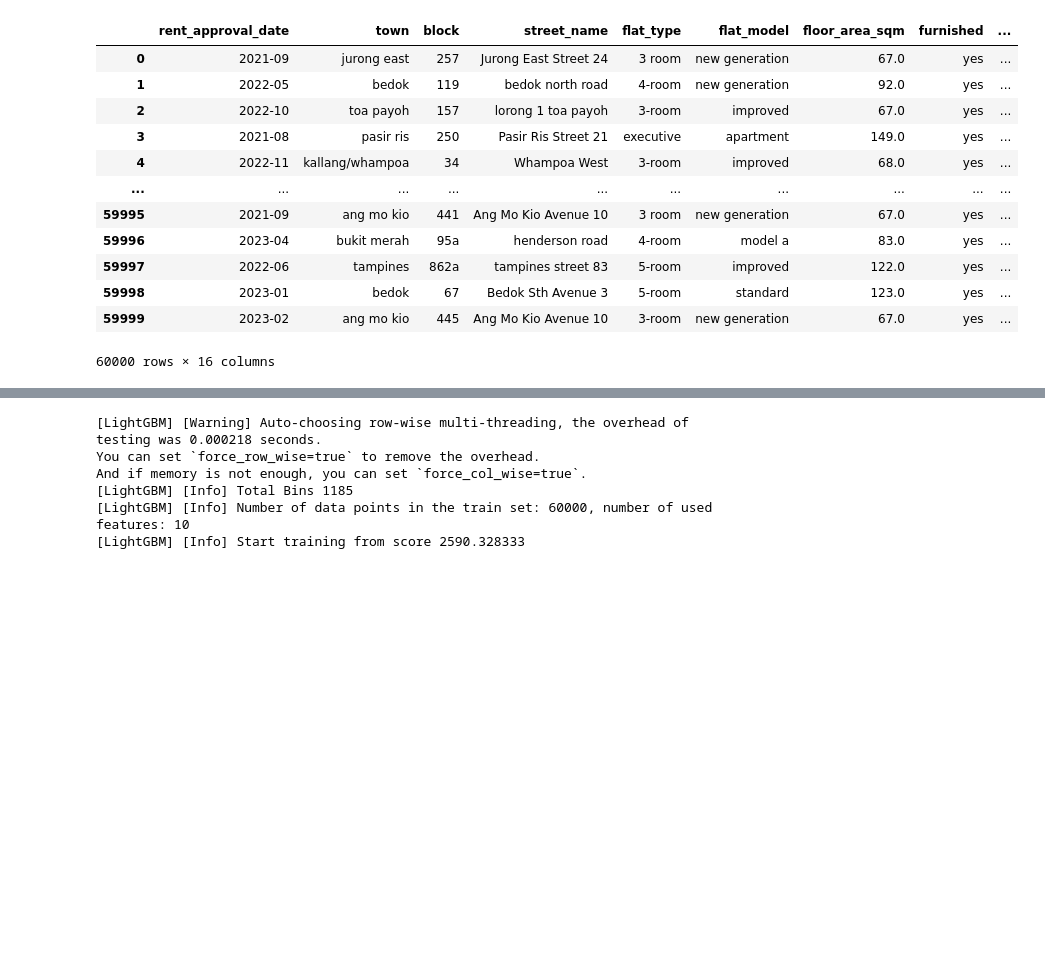
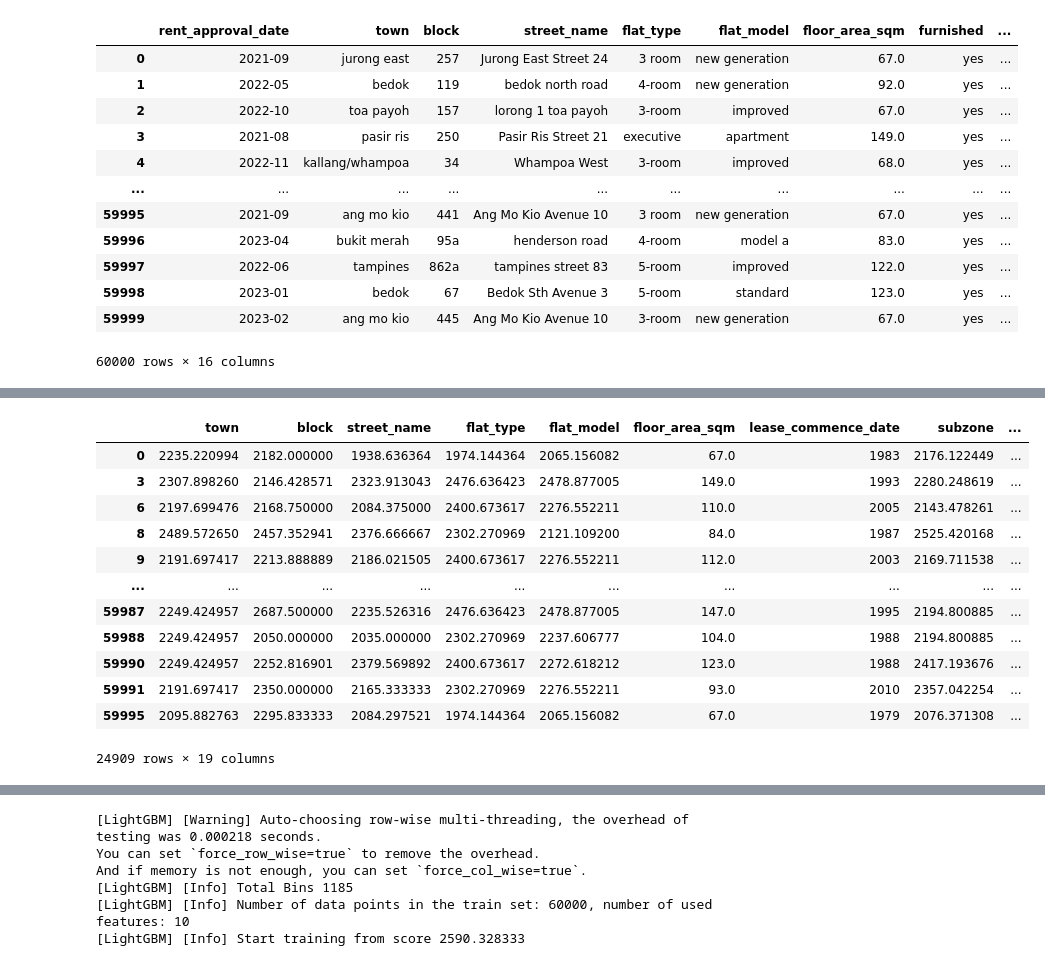
Before and after one commit to Concyclics/NUS-CS5228-project, a Jupyter notebook: predict_with_KNN_feature.ipynb, the cells around one changed output, grey strips where cells are left out. Saved outputs shown, nothing was run; the diff lists cells and outputs as text; code cells hidden in the pictures; blank space fills up the shorter version.

```diff
--- a/predict_with_KNN_feature.ipynb
+++ b/predict_with_KNN_feature.ipynb
@@ -115,58 +115,58 @@ df_train['flat_type'] = df_train['flat_type'].str.replace('-', ' ')
 df_train['flat_model'] = df_train['flat_model'].str.replace('-', ' ')
 # %%
 #map all categorical variables to the mean of monthly rent
-def category_map_mean(df_origin):
+def category_map_mean(df_origin, df_train_):
     df = df_origin.copy()
     #map town decrease order
-    grouby_town = df_train.groupby('town')['monthly_rent'].mean()
+    grouby_town = df_train_.groupby('town')['monthly_rent'].mean()
     town_map = grouby_town.index
     town_map_dict = {town_map[i]: grouby_town[town_map[i]] for i in range(len(town_map))}
     df['town'] = df['town'].apply(lambda x: town_map_dict[x] if x in town_map_dict else -1)
 
     #map block decrease order
-    grouby_block = df_train.groupby('block')['monthly_rent'].mean()
+    grouby_block = df_train_.groupby('block')['monthly_rent'].mean()
     block_map = grouby_block.index
     block_map_dict = {block_map[i]: grouby_block[block_map[i]] for i in range(len(block_map))}
     df['block'] = df['block'].apply(lambda x: block_map_dict[x] if x in block_map_dict else -1)
 
     #map flat_type decrease order
-    grouby_flat_type = df_train.groupby('flat_type')['monthly_rent'].mean()
+    grouby_flat_type = df_train_.groupby('flat_type')['monthly_rent'].mean()
     flat_type_map = grouby_flat_type.index
     flat_type_map_dict = {flat_type_map[i]: grouby_flat_type[flat_type_map[i]] for i in range(len(flat_type_map))}
     df['flat_type'] = df['flat_type'].apply(lambda x: flat_type_map_dict[x] if x in flat_type_map_dict else -1)
 
     #map flat_model decrease order
-    grouby_flat_model = df_train.groupby('flat_model')['monthly_rent'].mean()
+    grouby_flat_model = df_train_.groupby('flat_model')['monthly_rent'].mean()
     flat_model_map = grouby_flat_model.index
     flat_model_map_dict = {flat_model_map[i]: grouby_flat_model[flat_model_map[i]] for i in range(len(flat_model_map))}
     df['flat_model'] = df['flat_model'].apply(lambda x: flat_model_map_dict[x] if x in flat_model_map_dict else -1)
 
     #map planning_area decrease order
-    grouby_planning_area = df_train.groupby('planning_area')['monthly_rent'].mean()
+    grouby_planning_area = df_train_.groupby('planning_area')['monthly_rent'].mean()
     planning_area_map = grouby_planning_area.index
     planning_area_map_dict = {planning_area_map[i]: grouby_planning_area[planning_area_map[i]] for i in range(len(planning_area_map))}
     df['planning_area'] = df['planning_area'].apply(lambda x: planning_area_map_dict[x] if x in planning_area_map_dict else -1)
 
     #map region decrease order
-    grouby_region = df_train.groupby('region')['monthly_rent'].mean()
+    grouby_region = df_train_.groupby('region')['monthly_rent'].mean()
     region_map = grouby_region.index
     region_map_dict = {region_map[i]: grouby_region[region_map[i]] for i in range(len(region_map))}
     df['region'] = df['region'].apply(lambda x: region_map_dict[x] if x in region_map_dict else -1)
 
     #map street_name decrease order
-    grouby_street_name = df_train.groupby('street_name')['monthly_rent'].mean()
+    grouby_street_name = df_train_.groupby('street_name')['monthly_rent'].mean()
     street_name_map = grouby_street_name.index
     street_name_map_dict = {street_name_map[i]: grouby_street_name[street_name_map[i]] for i in range(len(street_name_map))}
     df['street_name'] = df['street_name'].apply(lambda x: street_name_map_dict[x] if x in street_name_map_dict else -1)
 
     #map subzone decrease order
-    grouby_subzone = df_train.groupby('subzone')['monthly_rent'].mean()
+    grouby_subzone = df_train_.groupby('subzone')['monthly_rent'].mean()
     subzone_map = grouby_subzone.index
     subzone_map_dict = {subzone_map[i]: grouby_subzone[subzone_map[i]] for i in range(len(subzone_map))}
     df['subzone'] = df['subzone'].apply(lambda x: subzone_map_dict[x] if x in subzone_map_dict else -1)
 
     #map rent_approval_date decrease order
-    grouby_rent_approval_date = df_train.groupby('rent_approval_date')['monthly_rent'].mean()
+    grouby_rent_approval_date = df_train_.groupby('rent_approval_date')['monthly_rent'].mean()
     rent_approval_date_map = grouby_rent_approval_date.index
     rent_approval_date_map_dict = {rent_approval_date_map[i]: grouby_rent_approval_date[rent_approval_date_map[i]] for i in range(len(rent_approval_date_map))}
     df['rent_approval_date_mean'] = df['rent_approval_date'].apply(lambda x: rent_approval_date_map_dict[x] if x in rent_approval_date_map_dict else grouby_rent_approval_date.mean())
@@ -452,0 +329,4 @@ print(df_train_X)
+# %%
+df_train_years_preprocess = []
+for df in df_train_years:
+    df_train_years_preprocess.append(data_preprocess(df, df))
@@ -452,0 +351,16 @@ print(df_train_X)
+# %%
+df_train_years_preprocess[0]
+# %% [output]
+|  | town | block | street_name | flat_type | flat_model | floor_area_sqm | lease_commence_date | subzone | ... |
+| 0 | 2235.220994 | 2182.000000 | 1938.636364 | 1974.144364 | 2065.156082 | 67.0 | 1983 | 2176.122449 | ... |
+| 3 | 2307.898260 | 2146.428571 | 2323.913043 | 2476.636423 | 2478.877005 | 149.0 | 1993 | 2280.248619 | ... |
+| 6 | 2197.699476 | 2168.750000 | 2084.375000 | 2400.673617 | 2276.552211 | 110.0 | 2005 | 2143.478261 | ... |
+| 8 | 2489.572650 | 2457.352941 | 2376.666667 | 2302.270969 | 2121.109200 | 84.0 | 1987 | 2525.420168 | ... |
+| 9 | 2191.697417 | 2213.888889 | 2186.021505 | 2400.673617 | 2276.552211 | 112.0 | 2003 | 2169.711538 | ... |
+| ... | ... | ... | ... | ... | ... | ... | ... | ... | ... |
+| 59987 | 2249.424957 | 2687.500000 | 2235.526316 | 2476.636423 | 2478.877005 | 147.0 | 1995 | 2194.800885 | ... |
+| 59988 | 2249.424957 | 2050.000000 | 2035.000000 | 2302.270969 | 2237.606777 | 104.0 | 1988 | 2194.800885 | ... |
+| 59990 | 2249.424957 | 2252.816901 | 2379.569892 | 2400.673617 | 2272.618212 | 123.0 | 1988 | 2417.193676 | ... |
+| 59991 | 2191.697417 | 2350.000000 | 2165.333333 | 2302.270969 | 2276.552211 | 93.0 | 2010 | 2357.042254 | ... |
+| 59995 | 2095.882763 | 2295.833333 | 2084.297521 | 1974.144364 | 2065.156082 | 67.0 | 1979 | 2076.371308 | ... |
+24909 rows × 19 columns
```
Also changed, not shown: parts of 28 cells of this notebook, 1 other file.
